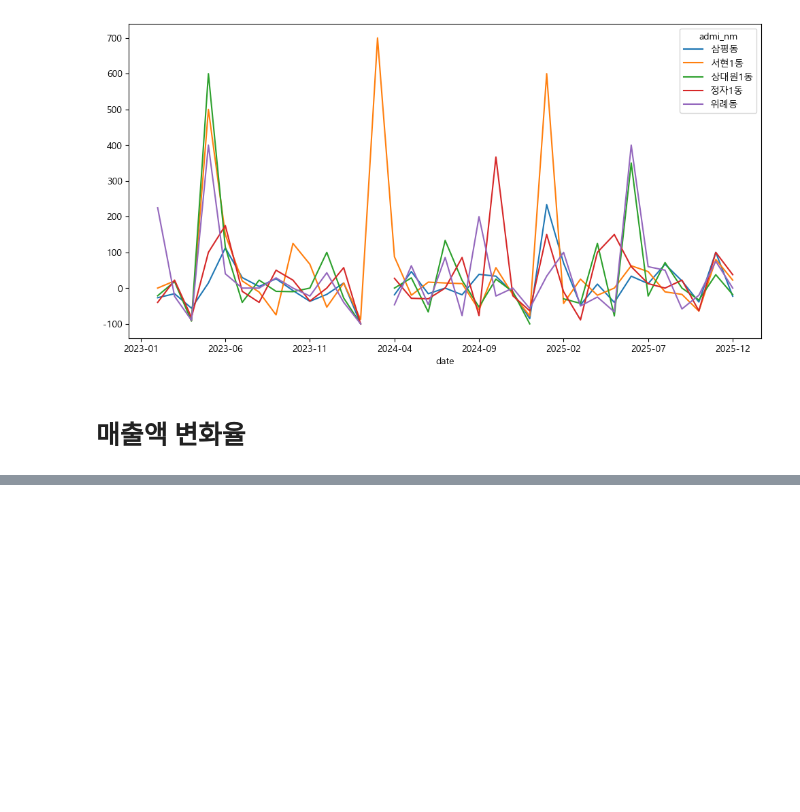
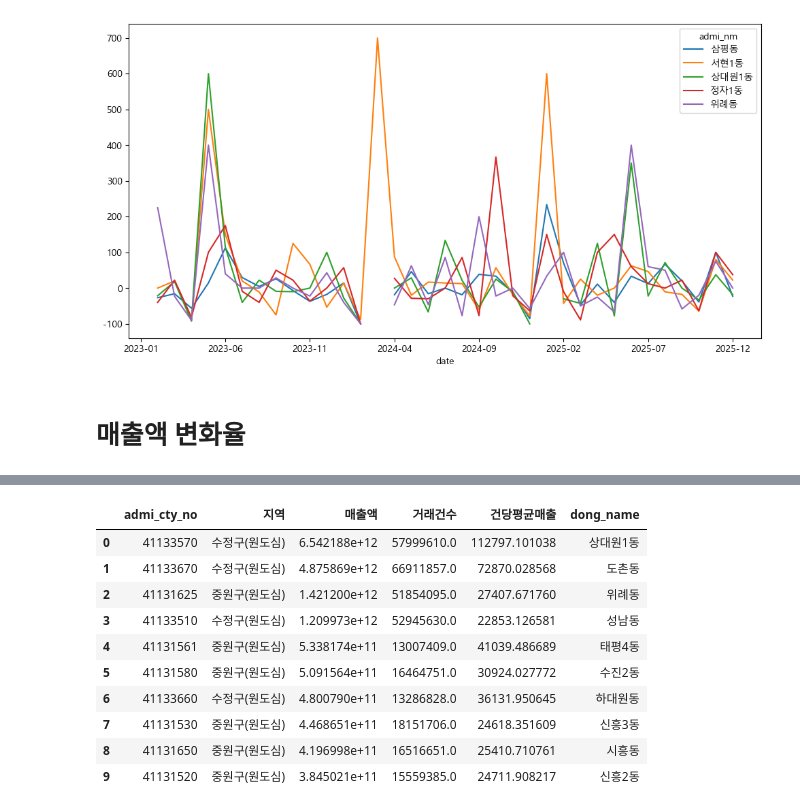
Before and after one commit to bulsajo1/final_project, a Jupyter notebook: eunbi/EDA.ipynb, the cells around one changed output, grey strips where cells are left out. Cells and saved outputs as stored; diff of their text form; code cells hidden in the pictures; blank space fills up the shorter version.

```diff
--- a/eunbi/EDA.ipynb
+++ b/eunbi/EDA.ipynb
@@ -246,0 +371,18 @@ growth_rate[top_dongs].plot(figsize=(12,6))
+# %%
+dong_10 = dong_df[['admi_cty_no', '지역', '매출액', '거래건수', '건당평균매출']]
+dong_dict = dong_master_df.set_index('dong_code_8')['dong_name'].to_dict()
+
+dong_10['dong_name'] = dong_10['admi_cty_no'].map(dong_dict)
+dong_10
+# %% [output]
+|  | admi_cty_no | 지역 | 매출액 | 거래건수 | 건당평균매출 | dong_name |
+| 0 | 41133570 | 수정구(원도심) | 6.542188e+12 | 57999610.0 | 112797.101038 | 상대원1동 |
+| 1 | 41133670 | 수정구(원도심) | 4.875869e+12 | 66911857.0 | 72870.028568 | 도촌동 |
+| 2 | 41131625 | 중원구(원도심) | 1.421200e+12 | 51854095.0 | 27407.671760 | 위례동 |
+| 3 | 41133510 | 수정구(원도심) | 1.209973e+12 | 52945630.0 | 22853.126581 | 성남동 |
+| 4 | 41131561 | 중원구(원도심) | 5.338174e+11 | 13007409.0 | 41039.486689 | 태평4동 |
+| 5 | 41131580 | 중원구(원도심) | 5.091564e+11 | 16464751.0 | 30924.027772 | 수진2동 |
+| 6 | 41133660 | 수정구(원도심) | 4.800790e+11 | 13286828.0 | 36131.950645 | 하대원동 |
+| 7 | 41131530 | 중원구(원도심) | 4.468651e+11 | 18151706.0 | 24618.351609 | 신흥3동 |
+| 8 | 41131650 | 중원구(원도심) | 4.196998e+11 | 16516651.0 | 25410.710761 | 시흥동 |
+| 9 | 41131520 | 중원구(원도심) | 3.845021e+11 | 15559385.0 | 24711.908217 | 신흥2동 |
```
Also changed, not shown: parts of 17 cells of this notebook.
